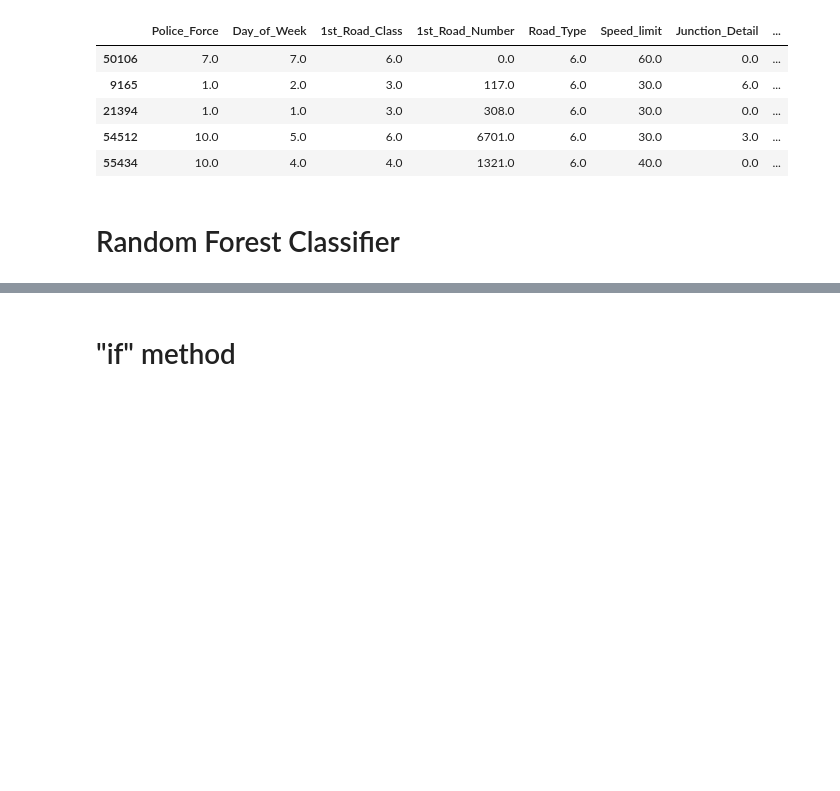
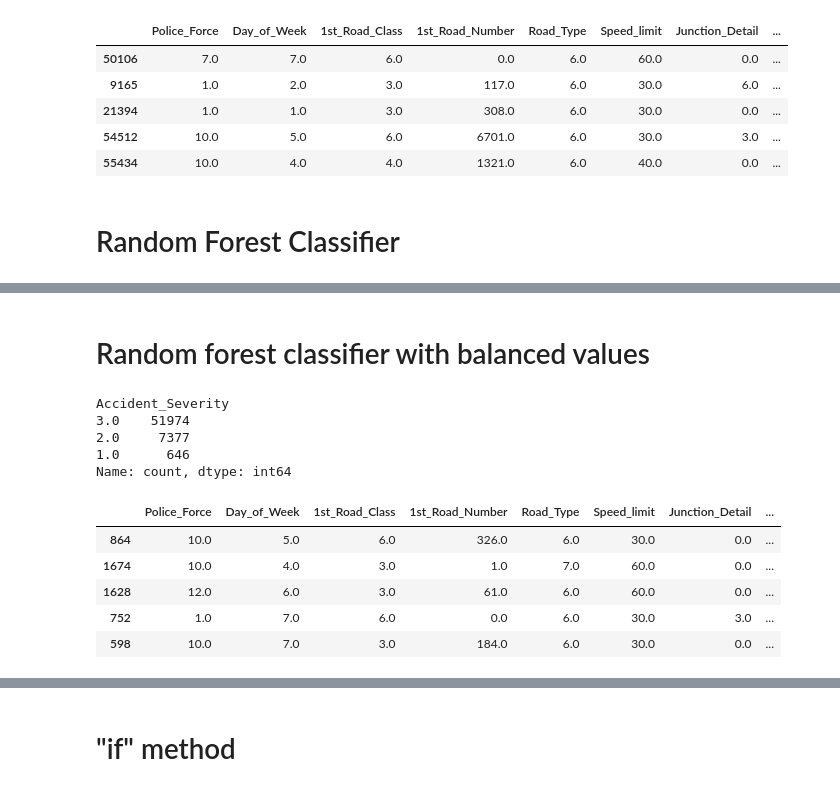
Before and after one commit to RonangLeSang/mini_proj_comput_intell, a Jupyter notebook: proj.ipynb, the cells around one changed output, grey strips where cells are left out. Saved outputs shown, nothing was run; the diff lists cells and outputs as text; code cells hidden in the pictures; blank space fills up the shorter version.

Commit message:
[FEATURE] added random forest classifier with balanced values

```diff
--- a/proj.ipynb
+++ b/proj.ipynb
@@ -109,0 +110,48 @@ weighted avg       0.78      0.85      0.81     12000
+# %% [markdown]
+# Random forest classifier with balanced values
+# %%
+class_counts = df["Accident_Severity"].value_counts()
+
+class_1_count = class_counts[1]
+
+# Separate the data by class
+class_1 = df[df["Accident_Severity"] == 1]
+class_2 = df[df["Accident_Severity"] == 2]
+class_3 = df[df["Accident_Severity"] == 3]
+
+# Undersample classes 2 and 3 to match the count of class 1
+class_2 = class_2.sample(n=class_1_count, random_state=42)
+class_3 = class_3.sample(n=class_1_count, random_state=42)
+
+# Combine the datasets back together
+df_balanced = pd.concat([class_1, class_2, class_3])
+
+# Shuffle the resulting dataset
+df_balanced = df_balanced.sample(frac=1, random_state=42).reset_index(drop=True)
+
+# Verify the class balance
+print(df["Accident_Severity"].value_counts())
+# %% [output]
+Accident_Severity
+3.0    51974
+2.0     7377
+1.0      646
+Name: count, dtype: int64
+# %%
+from sklearn.model_selection import train_test_split
+
+# Define X and Y
+Xb = df_balanced.drop("Accident_Severity", axis=1)
+Yb = df_balanced["Accident_Severity"]
+
+# Split the data
+Xb_train, Xb_test, yb_train, yb_test = train_test_split(Xb, Yb, test_size=0.2, random_state=42)
+
+Xb_train.head()
+# %% [output]
+|  | Police_Force | Day_of_Week | 1st_Road_Class | 1st_Road_Number | Road_Type | Speed_limit | Junction_Detail | ... |
+| 864 | 10.0 | 5.0 | 6.0 | 326.0 | 6.0 | 30.0 | 0.0 | ... |
+| 1674 | 10.0 | 4.0 | 3.0 | 1.0 | 7.0 | 60.0 | 0.0 | ... |
+| 1628 | 12.0 | 6.0 | 3.0 | 61.0 | 6.0 | 60.0 | 0.0 | ... |
+| 752 | 1.0 | 7.0 | 6.0 | 0.0 | 6.0 | 30.0 | 3.0 | ... |
+| 598 | 10.0 | 7.0 | 3.0 | 184.0 | 6.0 | 30.0 | 0.0 | ... |
```
Also changed, not shown: parts of 3 cells of this notebook.
